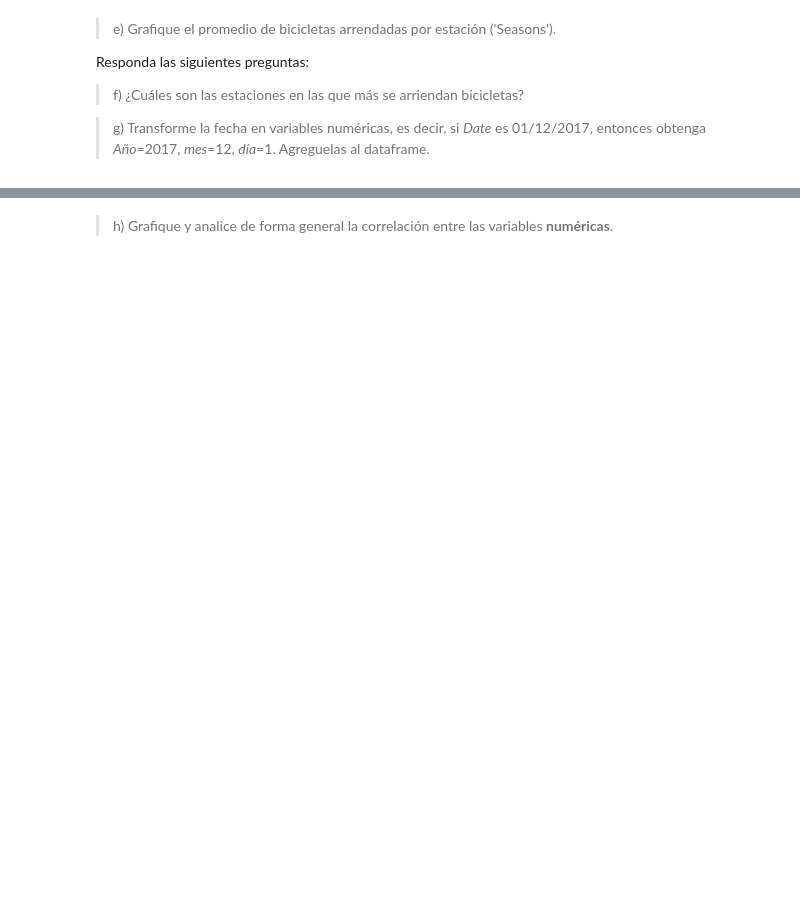
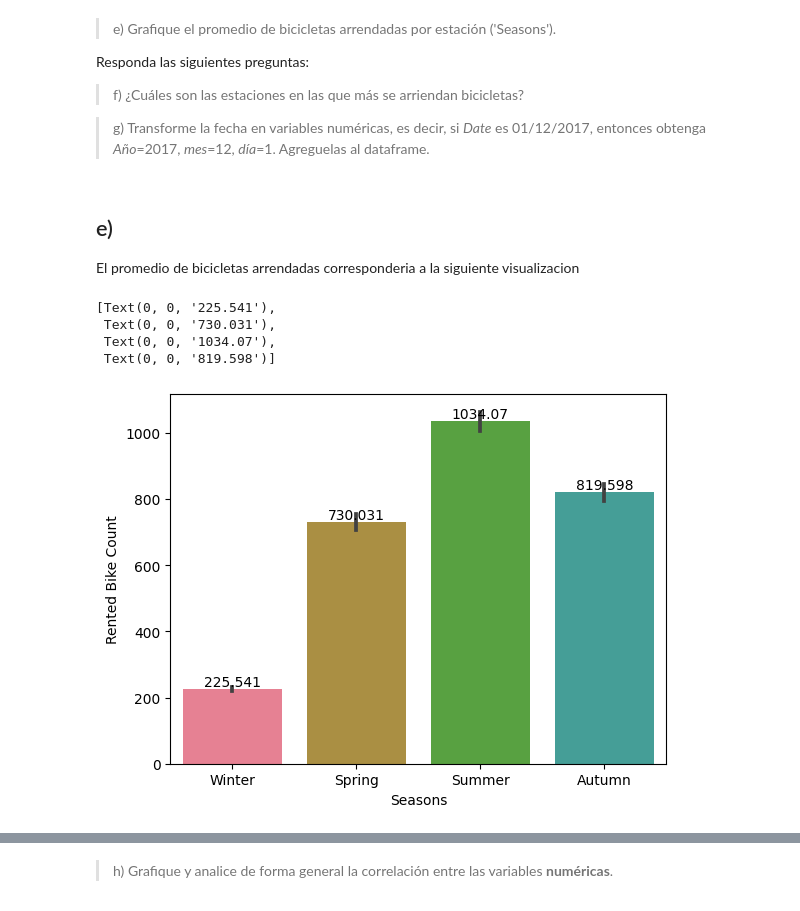
Before and after one commit to GersonHMG/Tarea1ML, a Jupyter notebook: Tarea1.ipynb, the cells around one changed output, grey strips where cells are left out. Cells and saved outputs as stored; diff of their text form; code cells hidden in the pictures; blank space fills up the shorter version.

```diff
--- a/Tarea1.ipynb
+++ b/Tarea1.ipynb
@@ -255,3 +294,16 @@ Responda las siguientes preguntas:
 > f) ¿Cuáles son las estaciones en las que más se arriendan bicicletas?
 
 > g) Transforme la fecha en variables numéricas, es decir, si _Date_ es 01/12/2017, entonces obtenga _Año_=2017, _mes_=12, _día_=1. Agreguelas al dataframe.
+# %% [markdown]
+e)
+----
+El promedio de bicicletas arrendadas corresponderia a la siguiente visualizacion
+# %%
+ax = sns.barplot(data=data, x='Seasons', y='Rented Bike Count', estimator='mean')
+ax.bar_label(ax.containers[0])
+# %% [output]
+[Text(0, 0, '225.541'),
+ Text(0, 0, '730.031'),
+ Text(0, 0, '1034.07'),
+ Text(0, 0, '819.598')]
+[figure, added]
```
Also changed, not shown: parts of 13 cells of this notebook.
